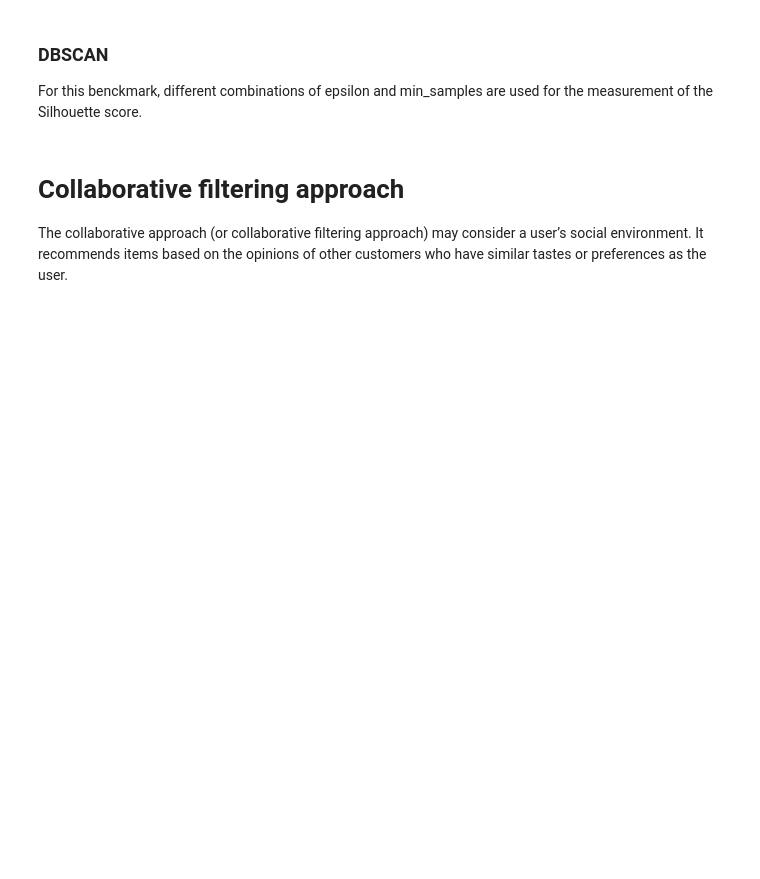
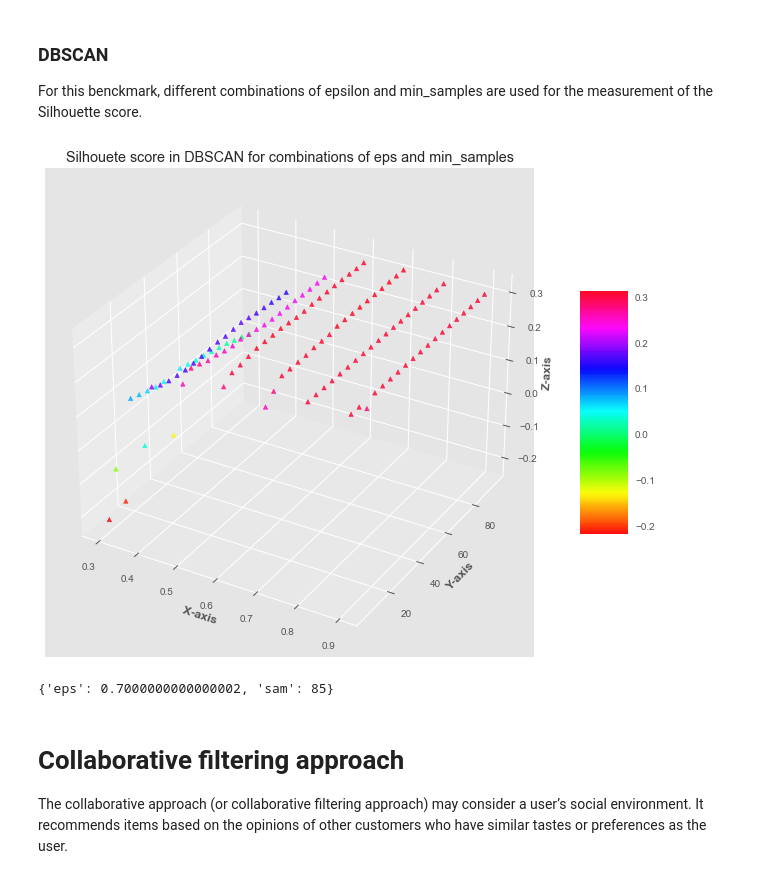
Before and after one commit to imarcosenciso/movie-suggester, a Jupyter notebook: algorithms_limpio.ipynb, the cells around one changed output. Cells and saved outputs as stored; diff of their text form; code cells hidden in the pictures; blank space fills up the shorter version.

```diff
--- a/algorithms_limpio.ipynb
+++ b/algorithms_limpio.ipynb
@@ -311,7 +309,7 @@ df_kmeans = df_kmeans.append(results, ignore_index=True)
 # We'll start with k-means++ initialization method (default method)
 model = KMeans(
     init='random',
-    algorithm='elkan'
+    algorithm='elkan',
 )
 
 model.n_clusters = calculate_silhouette(model, df_movies)
@@ -344,15 +342,62 @@ arr_eps = []
 arr_sam = []
 arr_sil = []
 
-min_eps = 0.1
+min_eps = 0.3
 max_eps = 1
 
 min_samples = 5
 max_samples = 100
 
+total_samples = 0
 # Initial loop.
-for eps in range(min_eps, max_eps, min_eps):
-    for sam in range(min_samples, max_samples, min_samples):
-        # TODO: calcular silhoute, añadir a la lista
+try:
+    for eps in np.arange(min_eps, max_eps, 0.1):            # arrange used for float steps
+        for sam in range(min_samples, max_samples, min_samples):
+            model = DBSCAN(eps=eps, min_samples=sam)
+            l  = model.fit_predict(df_movies)
+            sil = metrics.silhouette_score(df_movies, l)
 
-# TODO: plot
+            arr_eps.append(eps)
+            arr_sam.append(sam)
+            arr_sil.append(sil)
+except:
+    print(f"Error with values: eps: {eps}, sam: {sam}.")
+# %%
+from mpl_toolkits import mplot3d
+import numpy as np
+import matplotlib.pyplot as plt
+
+z = arr_sil
+x = arr_eps
+y = arr_sam
+
+# Creating figure
+fig = plt.figure(figsize = (16, 9))
+ax = plt.axes(projection ="3d")
+
+# Add x, y gridlines
+ax.grid(b = True, color ='grey',
+        linestyle ='-.', linewidth = 0.3,
+        alpha = 0.2)
+
+
+# Creating color map
+my_cmap = plt.get_cmap('hsv')
+
+# Creating plot
+sctt = ax.scatter3D(x, y, z,
+                    alpha = 0.8,
+                    c = z,
+                    cmap = my_cmap,
+                    marker ='^')
+
+plt.title("Silhouete score in DBSCAN for combinations of eps and min_samples")
+ax.set_xlabel('X-axis', fontweight ='bold')
+ax.set_ylabel('Y-axis', fontweight ='bold')
+ax.set_zlabel('Z-axis', fontweight ='bold')
+fig.colorbar(sctt, ax = ax, shrink = 0.5, aspect = 5)
+
+# show plot
+plt.show()
+# %% [output]
+[figure, added]
@@ -359,3 +409,7 @@ for eps in range(min_eps, max_eps, min_eps):
+# %%
+best_config
+# %% [output]
+{'eps': 0.7000000000000002, 'sam': 85}
 # %% [markdown]
 # Collaborative filtering approach
 
```
Also changed, not shown: parts of 2 cells of this notebook.
